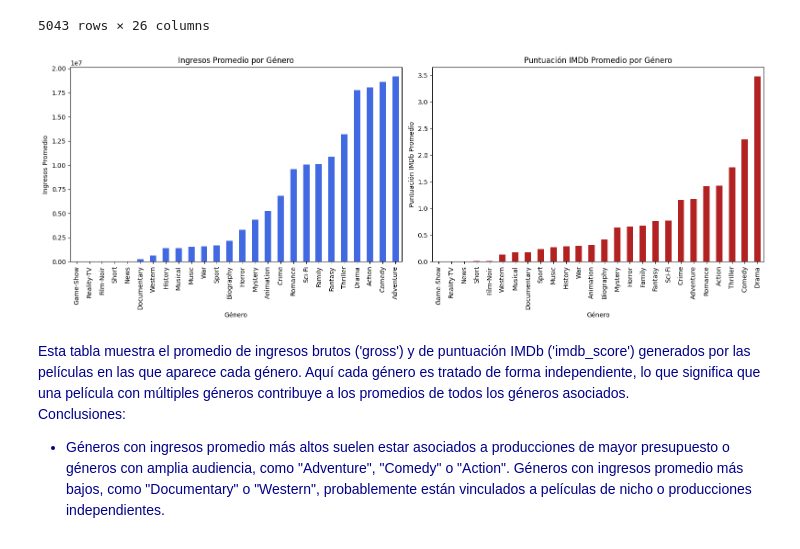
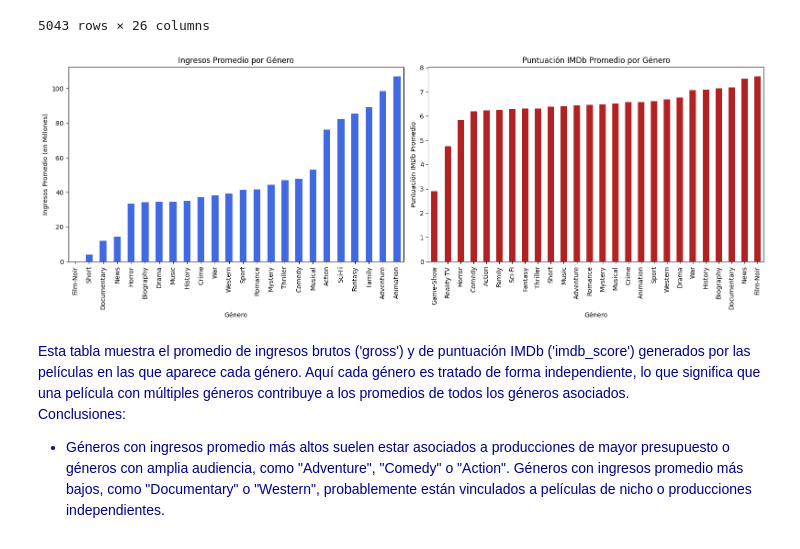
Before and after one commit to lauraarodriguez11/master_ucm, a Jupyter notebook: trabajos/4/movies_02.ipynb, the cells around one changed output. Drawn from its saved outputs; the diff is of its cells as text; code cells hidden in the pictures.

```diff
--- a/trabajos/4/movies_02.ipynb
+++ b/trabajos/4/movies_02.ipynb
@@ -1349,24 +1356,30 @@ Voy a llevar a cabo un análisis exploratorio enfocado en los géneros de las pe
 
 </font>
 # %%
-def load_selected_columns(file_path, columns):
+def load_selected_columns(file_path: str, columns: List) -> pd.DataFrame:
     """
-    Import selected columns from a CSV file into a Pandas's DataFrame.
+    Import selected columns from a CSV file into a Pandas's DataFrame
 
     Parameters:
     ----------
     file_path : str
-        Path to the csv file.
+        Path to the csv file
     columns : list
-        List of columns's names.
+        List of columns's names
 
     Returns:
     -------
     pd.DataFrame
-        DataFrame with the selected columns.
+        DataFrame with the selected columns
     """
     try:
         df = pd.read_csv(file_path, usecols=columns)
+        if 'budget' in df.columns:
+            df['budget'] = df['budget'].fillna(-1)
+        if 'gross' in df.columns:
+            df['gross'] = df['gross'].fillna(-1)
+        if 'imdb_score' in df.columns:
+            df['imdb_score'] = df['imdb_score'].fillna(-1)
         return df
 
     except ValueError as e:
@@ -1458,30 +1504,67 @@ genres_binary
 | 5042 | 0 | 0 | 0 | 0 | 0 | 0 | 1 | 0 | 0 | 0 | ... |
 5043 rows × 26 columns
 # %%
-avg_success_by_genre_gross = genres_binary.multiply(selected_data['gross'], axis=0).mean().sort_values()
+def plot_genre_binary(data: pd.DataFrame) -> None:
+    """
+    Plots the average gross income (in millions) and IMDb scores for individual genres,
+    excluding rows where 'gross' or 'imdb_score' are set to -1
 
-avg_success_by_genre_imdbscr = genres_binary.multiply(selected_data['imdb_score'], axis=0).mean().sort_values()
+    Parameters
+    ----------
+    data : pd.DataFrame
+        DataFrame containing at least the columns 'gross' and 'imdb_score'
+    genres_binary : pd.DataFrame
+        DataFrame where each genre is represented as a binary column
 
-fig, axes = plt.subplots(1, 2, figsize=(16, 6))
+    Returns
+    -------
+    None
+    """
+    filtered_gross = data[(data['gross'] != -1)]
+    filtered_imdb = data[(data['imdb_score'] != -1)]
 
-avg_success_by_genre_gross.plot(
-    kind='bar', ax=axes[0], title="Ingresos Promedio por Género", legend=False, color='royalblue'
-)
-axes[0].set_xlabel("Género")
-axes[0].set_ylabel("Ingresos Promedio")
-axes[0].tick_params(axis='x', rotation=90)
+    genres_binary_gross = filtered_gross['genres'].str.get_dummies('|')
+    genres_binary_imdb = filtered_imdb['genres'].str.get_dummies('|')
 
-avg_success_by_genre_imdbscr.plot(
-    kind='bar', ax=axes[1], title="Puntuación IMDb Promedio por Género", legend=False, color='firebrick'
-)
-axes[1].set_xlabel("Género")
-axes[1].set_ylabel("Puntuación IMDb Promedio")
-axes[1].tick_params(axis='x', rotation=90)
+    wsum_gross = genres_binary_gross.multiply(filtered_gross['gross'] / 1_000_000, axis=0).sum()
+    wsum_imdb = genres_binary_imdb.multiply(filtered_imdb['imdb_score'], axis=0).sum()
 
-plt.tight_layout()
-plt.show()
+    genre_counts_gross = genres_binary_gross.sum()
+    genre_counts_imdb = genres_binary_imdb.sum()
+
+    avg_gross = (wsum_gross / genre_counts_gross).sort_values()
+    avg_imdb = (wsum_imdb / genre_counts_imdb).sort_values()
+
+    fig, axes = plt.subplots(1, 2, figsize=(16, 6))
+
+    avg_gross.plot(
+        kind='bar',
+        ax=axes[0],
+        title="Ingresos Promedio por Género",
+        legend=False,
+        color='royalblue'
+    )
+    axes[0].set_xlabel("Género")
+    axes[0].set_ylabel("Ingresos Promedio (en Millones)")
+    axes[0].tick_params(axis='x', rotation=90)
+
+    avg_imdb.plot(
+        kind='bar',
+        ax=axes[1],
+        title="Puntuación IMDb Promedio por Género",
+        legend=False,
+        color='firebrick'
+    )
+    axes[1].set_xlabel("Género")
+    axes[1].set_ylabel("Puntuación IMDb Promedio")
+    axes[1].tick_params(axis='x', rotation=90)
+
+    plt.tight_layout()
+    plt.show()
+
+plot_genre_binary(selected_data)
 # %% [output]
-[figure, old version]
+[figure, new version]
 # %% [markdown]
 <font color="darkblue">
 Esta tabla muestra el promedio de ingresos brutos ('gross') y de puntuación IMDb ('imdb_score') generados por las películas en las que aparece cada género. Aquí cada género es tratado de forma independiente, lo que significa que una película con múltiples géneros contribuye a los promedios de todos los géneros asociados.
```
Also changed, not shown: parts of 33 cells of this notebook, 1 other file.
